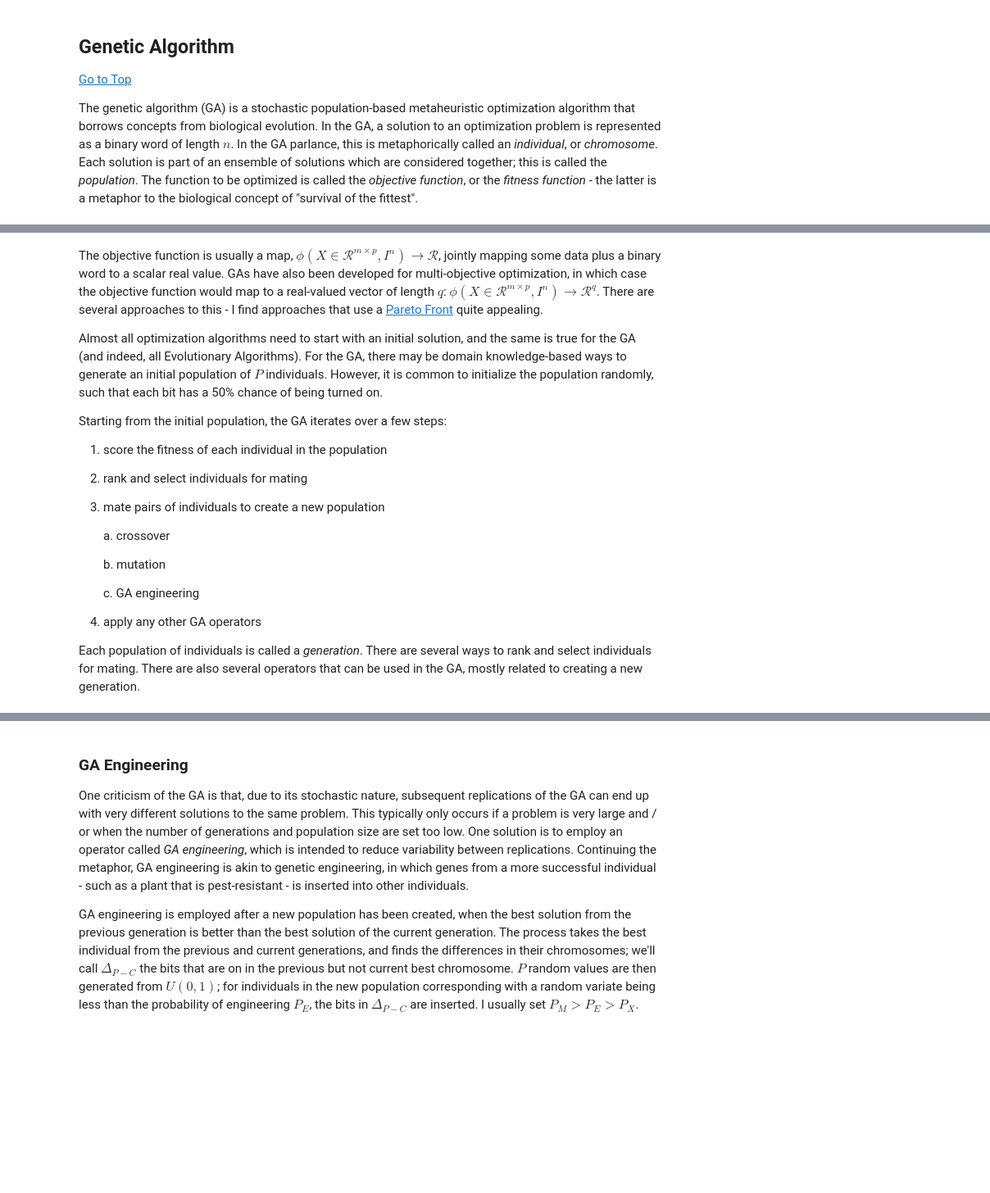
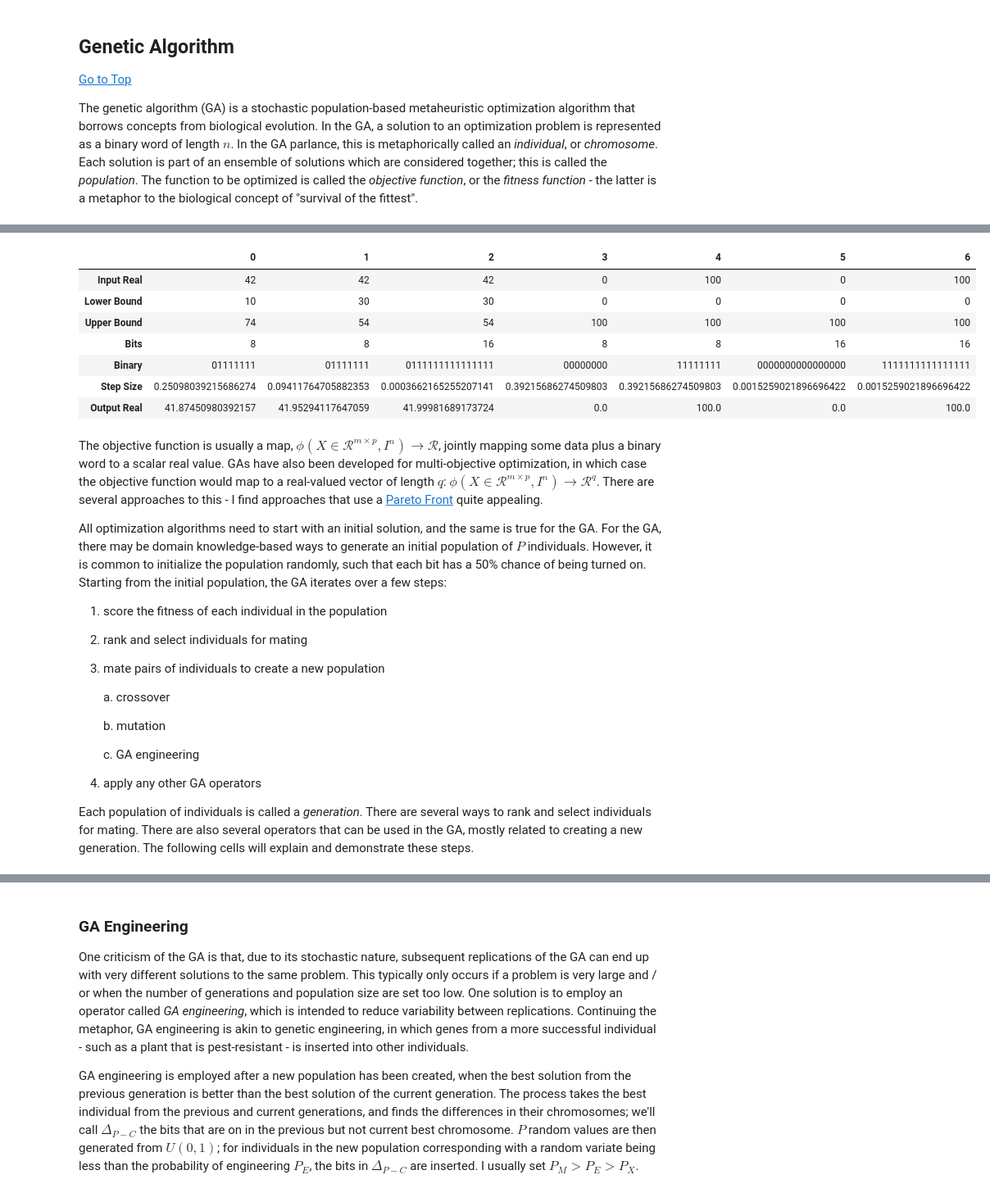
Before and after one commit to ahowe42/GeneticAlgorithms, a Jupyter notebook: notebooks/lecture.ipynb, the cells around one changed output, grey strips where cells are left out. Shown at 82% size. Cells and saved outputs as stored; diff of their text form; code cells hidden in the pictures; blank space fills up the shorter version.

```diff
--- a/notebooks/lecture.ipynb
+++ b/notebooks/lecture.ipynb
@@ -60,7 +63,7 @@ def EncodeBinaryReal(inputType, inputValue, bits, lowerBounds, upperBounds):
             binV = inputValue[low:hig]
             # get the powers of 2 & max value
             exps = [2**b for b in range(bt-1,-1, -1)]
-            mx = sum(exps)
+            mx = 2**bt-1
             # compute the real value
             realV = sum([b*e for (b, e) in zip(binV, exps)])
             realV = lb + (ub - lb)*realV/mx
@@ -213,27 +233,38 @@ The value $dist$ is then cast to an integer and encoded using the computer's bin
 # %%
 ''' Real <-> Binary Encoding '''
 # setup real values to be binary encoded, demonstrating the effect of different range widths & different
 reals =  [42, 42, 42, 0, 100, 0, 100]
 lowers = [10, 30, 30, 0, 0, 0, 0]
 uppers = [74, 54, 54, 100, 100, 100, 100]
 bits =   [8, 8, 16, 8, 8, 16, 16]
 
 # encode & then decode
 B = EncodeBinaryReal('r', reals, bits, lowers, uppers)
 R = EncodeBinaryReal('b', B, bits, lowers, uppers)
 
 # parse B
 cumBits = np.cumsum([0]+bits)
 B = [printIndiv(B[f:t]) for (f, t) in zip(cumBits[:-1], cumBits[1:])]
 
+# compute R->B steps to show granularity
+steps = [(u-l)/(2**b-1)for (u, l, b) in zip(uppers, lowers, bits)]
+
 # show all in a dataframe
-display(pd.DataFrame(data=np.c_[[reals, lowers, uppers, bits, B, R]], index=['Input Real', 'Lower Bound', 'Upper Bound', 'Bits', 'Binary', 'Output Real']))
+df = pd.DataFrame(data=np.c_[[reals, lowers, uppers, bits, B, steps, R]], index=['Input Real', 'Lower Bound', 'Upper Bound', 'Bits', 'Binary', 'Step Size', 'Output Real'])
+display(df)
+# %% [output]
+|  | 0 | 1 | 2 | 3 | 4 | 5 | 6 |
+| Input Real | 42 | 42 | 42 | 0 | 100 | 0 | 100 |
+| Lower Bound | 10 | 30 | 30 | 0 | 0 | 0 | 0 |
+| Upper Bound | 74 | 54 | 54 | 100 | 100 | 100 | 100 |
+| Bits | 8 | 8 | 16 | 8 | 8 | 16 | 16 |
+| Binary | 01111111 | 01111111 | 0111111111111111 | 00000000 | 11111111 | 0000000000000000 | 1111111111111111 |
+| Step Size | 0.25098039215686274 | 0.09411764705882353 | 0.0003662165255207141 | 0.39215686274509803 | 0.39215686274509803 | 0.0015259021896696422 | 0.0015259021896696422 |
+| Output Real | 41.87450980392157 | 41.95294117647059 | 41.99981689173724 | 0.0 | 100.0 | 0.0 | 100.0 |
 # %% [markdown]
 The objective function is usually a map, $\phi\left(X\in\mathcal{R}^{m\times p}, I^n\right) \rightarrow \mathcal{R}$, jointly mapping some data plus a binary word to a scalar real value. GAs have also been developed for multi-objective optimization, in which case the objective function would map to a real-valued vector of length $q$: $\phi\left(X\in\mathcal{R}^{m\times p}, I^n\right) \rightarrow \mathcal{R}^q$. There are several approaches to this - I find approaches that use a [Pareto Front](https://en.wikipedia.org/wiki/Pareto_front) quite appealing.
 
-Almost all optimization algorithms need to start with an initial solution, and the same is true for the GA (and indeed, all Evolutionary Algorithms). For the GA, there may be domain knowledge-based ways to generate an initial population of $P$ individuals. However, it is common to initialize the population randomly, such that each bit has a 50% chance of being turned on.
-
-Starting from the initial population, the GA iterates over a few steps:
+All optimization algorithms need to start with an initial solution, and the same is true for the GA. For the GA, there may be domain knowledge-based ways to generate an initial population of $P$ individuals. However, it is common to initialize the population randomly, such that each bit has a 50% chance of being turned on. Starting from the initial population, the GA iterates over a few steps:
 
 1. score the fitness of each individual in the population
 2. rank and select individuals for mating
@@ -246,7 +277,7 @@ Starting from the initial population, the GA iterates over a few steps:
     c. GA engineering
 4. apply any other GA operators
 
-Each population of individuals is called a *generation*. There are several ways to rank and select individuals for mating. There are also several operators that can be used in the GA, mostly related to creating a new generation.
+Each population of individuals is called a *generation*. There are several ways to rank and select individuals for mating. There are also several operators that can be used in the GA, mostly related to creating a new generation. The following cells will explain and demonstrate these steps.
 # %%
 ''' generate a sample population with scores '''
 # generate the population and scores
```
Also changed, not shown: parts of 24 cells of this notebook.
